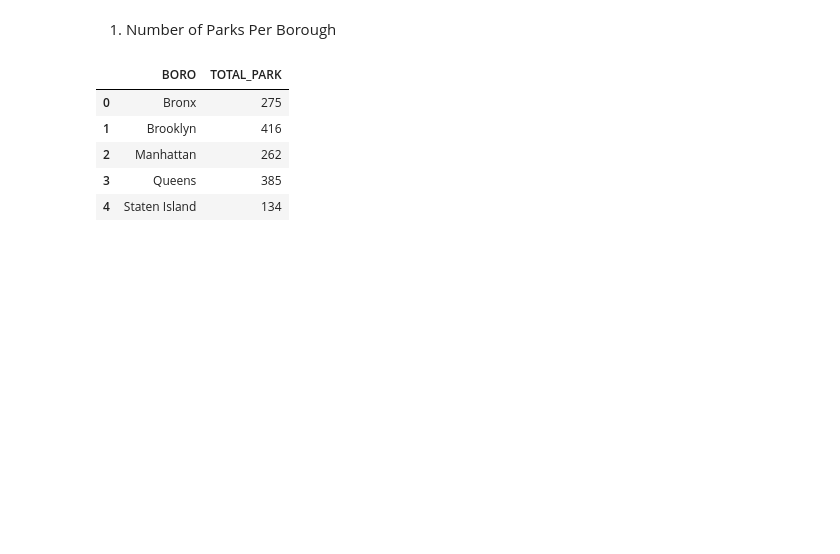
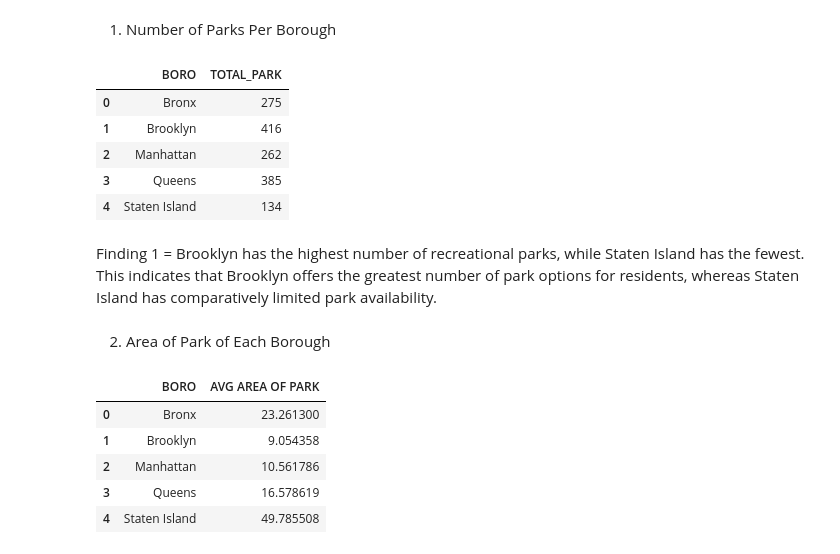
Before and after one commit to meryhotma/meryhotma.github.io, a Jupyter notebook: Project_3.ipynb, the cells around one changed output. Drawn from its saved outputs; the diff is of its cells as text; code cells hidden in the pictures; blank space fills up the shorter version.

Commit message:
add findings

```diff
--- a/Project_3.ipynb
+++ b/Project_3.ipynb
@@ -259,3 +259,21 @@ park_count
 | 2 | Manhattan | 262 |
 | 3 | Queens | 385 |
 | 4 | Staten Island | 134 |
+# %% [markdown]
+Finding 1 = Brooklyn has the highest number of recreational parks, while Staten Island has the fewest. This indicates that Brooklyn offers the greatest number of park options for residents, whereas Staten Island has comparatively limited park availability.
+# %% [markdown]
+2. Area of Park of Each Borough
+# %%
+# calculate the average area of of park per borough
+park_area = (
+    park_filtered.groupby("BORO")["ACRES"].mean().reset_index(name="AVG AREA OF PARK")
+)
+
+park_area
+# %% [output]
+|  | BORO | AVG AREA OF PARK |
+| 0 | Bronx | 23.261300 |
+| 1 | Brooklyn | 9.054358 |
+| 2 | Manhattan | 10.561786 |
+| 3 | Queens | 16.578619 |
+| 4 | Staten Island | 49.785508 |
```
Also changed, not shown: parts of 3 cells of this notebook.
